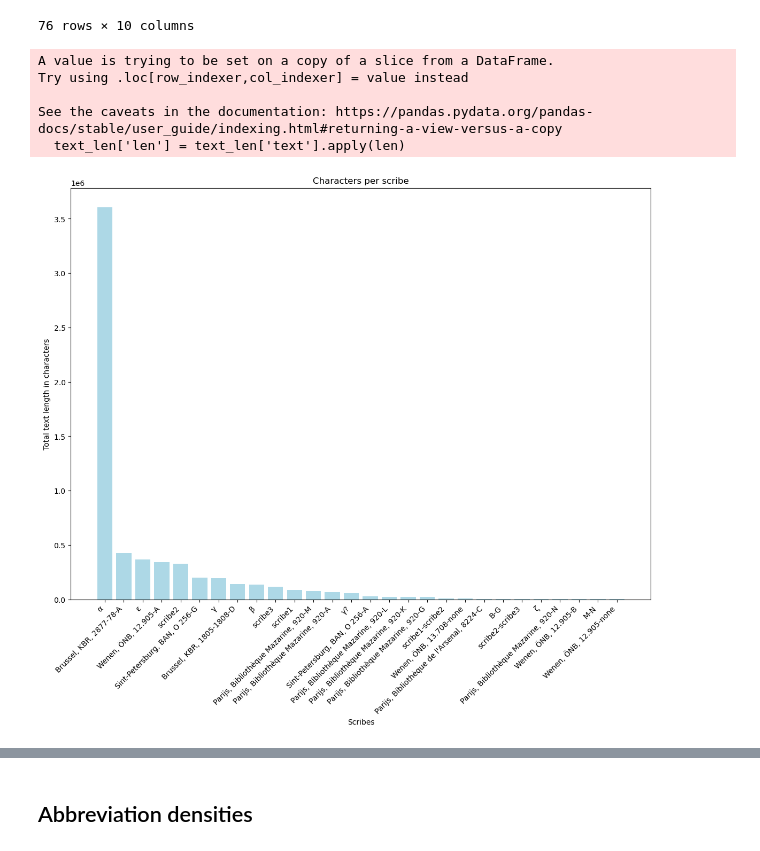
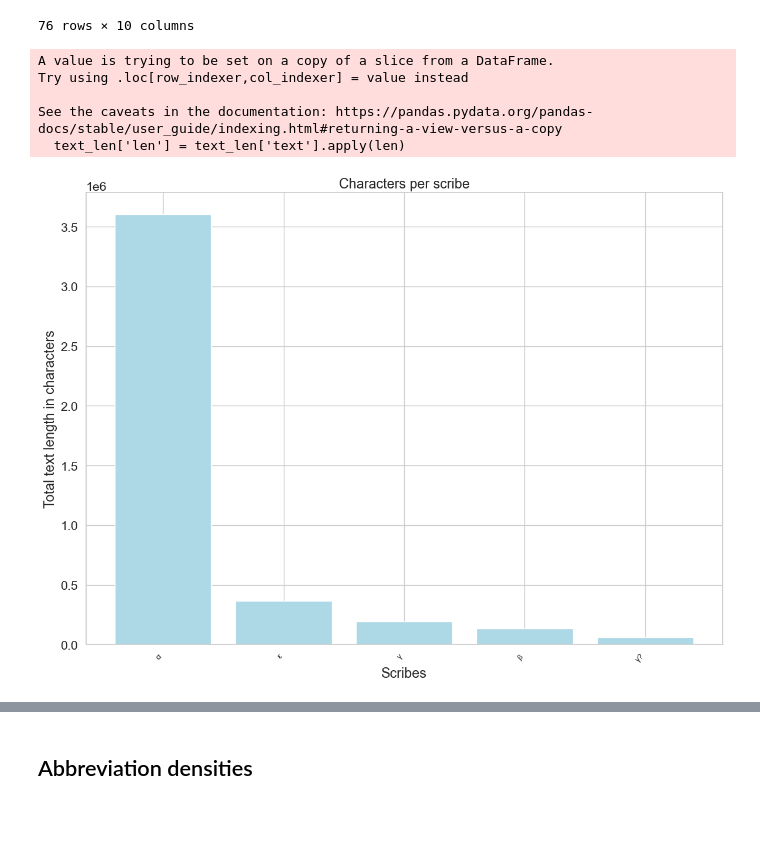
Before and after one commit to Caroline-Vandyck/making-characters-count, a Jupyter notebook: Making Characters Count.ipynb, the cells around one changed output, grey strips where cells are left out. Saved outputs shown, nothing was run; the diff lists cells and outputs as text; code cells hidden in the pictures; blank space fills up the shorter version.

```diff
--- a/Making Characters Count.ipynb
+++ b/Making Characters Count.ipynb
@@ -352,33 +358,34 @@ See the caveats in the documentation: https://pandas.pydata.org/pandas-docs/stab
 # %%
 # [TABLE]
 
 # Creating a bar plot with the total amount of characters produced by each scribe
 
 # Calculating the amount of characters by adding up the length of all texts written by each scribe
-text_len = H
+desired_scribes = ['α', 'β', 'γ', 'γ?', 'ε']
+text_len = H[H['scribe'].isin(desired_scribes)]
 text_len['len'] = text_len['text'].apply(len)
 scribe_text_len = dict(text_len.groupby('scribe')['len'].sum().sort_values(ascending=False))
 
 # Creating the bar plot
 plt.figure(figsize=(14, 10))
 plt.bar(scribe_text_len.keys(), scribe_text_len.values(), color='lightblue')
 
 # Adding labels
 plt.xlabel('Scribes')
 plt.ylabel('Total text length in characters')
 plt.title('Characters per scribe')
 
 # Increasing readability
 plt.xticks(rotation=45, ha='right', fontsize=10)
 
 plt.show()
 # %% [output]
 A value is trying to be set on a copy of a slice from a DataFrame.
 Try using .loc[row_indexer,col_indexer] = value instead
 
 See the caveats in the documentation: https://pandas.pydata.org/pandas-docs/stable/user_guide/indexing.html#returning-a-view-versus-a-copy
   text_len['len'] = text_len['text'].apply(len)
-[figure, old version]
+[figure, new version]
 # %%
 # [TABLE]
 
```
Also changed, not shown: parts of 44 cells of this notebook, 8 other files.
